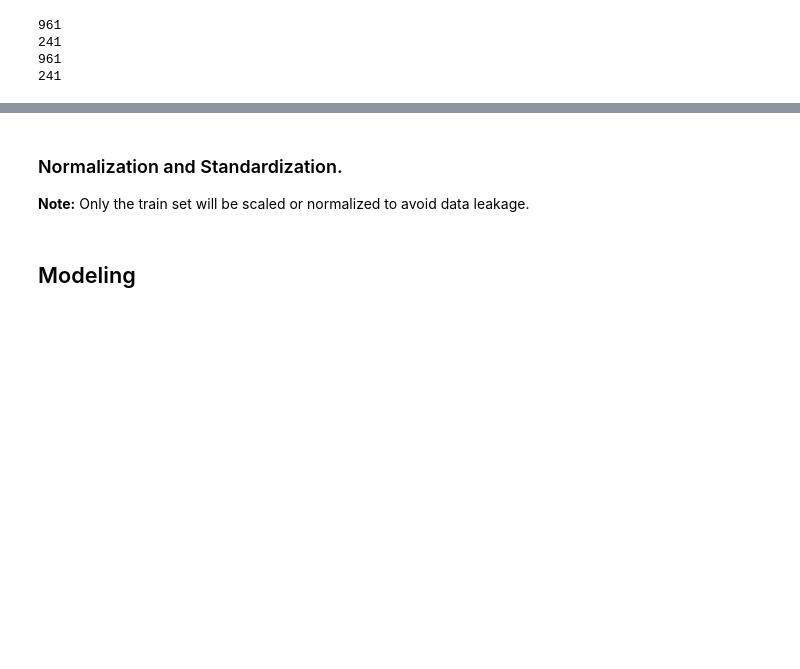
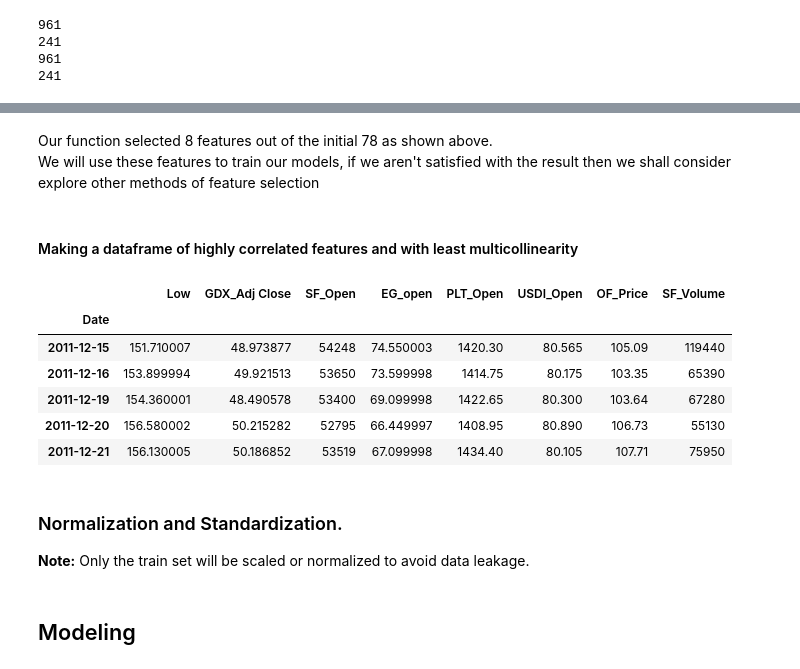
Before and after one commit to Hamoye-Summer22-TeamSQL-Premier-Project/Gold-Rates-Prediction, a Jupyter notebook: Gold-price-by-Team-sql.ipynb, the cells around one changed output, grey strips where cells are left out. Saved outputs shown, nothing was run; the diff lists cells and outputs as text; code cells hidden in the pictures; blank space fills up the shorter version.

```diff
--- a/Gold-price-by-Team-sql.ipynb
+++ b/Gold-price-by-Team-sql.ipynb
@@ -617,0 +633,31 @@ print(len(y_cv))
+# %%
+def select_features(train_df, threshold):
+    """
+    Returns two objects;
+    1. a DataFrame containing features and their corresponding variance inflation factor, and
+    2. Pandas Index object containing the list of features that have the least Multicollinearity in accordance with
+       the supplied threshold.
+    train_df: The training dataset whoes Multicollinearity is to be checked
+    threshold: value to compare VIF value with, above which, the feature droped
+    """
+    data = train_df.copy()
+    flag = True
+    while flag:
+        features_to_consider = data.columns
+        #calling the "compute_vif" utility function the Variance Inflation Factor dataframe
+        sorted_vif_df = (compute_vif(features_to_consider, data)
+                         .sort_values('Vif Factor', ascending=False).reset_index().drop('index', axis=1))
+
+        # get the highest vif value to compare against a threshold
+        highest_vif = sorted_vif_df.at[0, 'Vif Factor']
+
+        #compare the highest_vif with a threshold (1000 was decided for this problem by the team)
+        if highest_vif >= threshold: #or highest_vif=='inf':
+            # select the feature corresponding to the highest_vif (index 0 for both)
+            feature = sorted_vif_df.at[0, 'Feature']
+            #drop the feature
+            data.drop(feature, axis=1, inplace=True)
+
+        else:
+            flag = False
+    return sorted_vif_df, data.columns
@@ -618,3 +690,20 @@ print(len(y_cv))
+# %% [markdown]
+Our function selected 8 features out of the initial 78 as shown above.
+We will use these features to train our models, if we aren't satisfied with the result then we shall consider explore other methods of feature selection
+# %% [markdown]
+#### Making a dataframe of highly correlated features and with least multicollinearity
+# %%
+# make a dataframe of the selected features
+X_train = X_train[selected_features]
+X_train.head()
+# %% [output]
+|  | Low | GDX_Adj Close | SF_Open | EG_open | PLT_Open | USDI_Open | OF_Price | SF_Volume |
+| Date |  |  |  |  |  |  |  |  |
+| 2011-12-15 | 151.710007 | 48.973877 | 54248 | 74.550003 | 1420.30 | 80.565 | 105.09 | 119440 |
+| 2011-12-16 | 153.899994 | 49.921513 | 53650 | 73.599998 | 1414.75 | 80.175 | 103.35 | 65390 |
+| 2011-12-19 | 154.360001 | 48.490578 | 53400 | 69.099998 | 1422.65 | 80.300 | 103.64 | 67280 |
+| 2011-12-20 | 156.580002 | 50.215282 | 52795 | 66.449997 | 1408.95 | 80.890 | 106.73 | 55130 |
+| 2011-12-21 | 156.130005 | 50.186852 | 53519 | 67.099998 | 1434.40 | 80.105 | 107.71 | 75950 |
 # %% [markdown]
 ### Normalization and Standardization.
 
```
Also changed, not shown: parts of 25 cells of this notebook, 1 other file.
